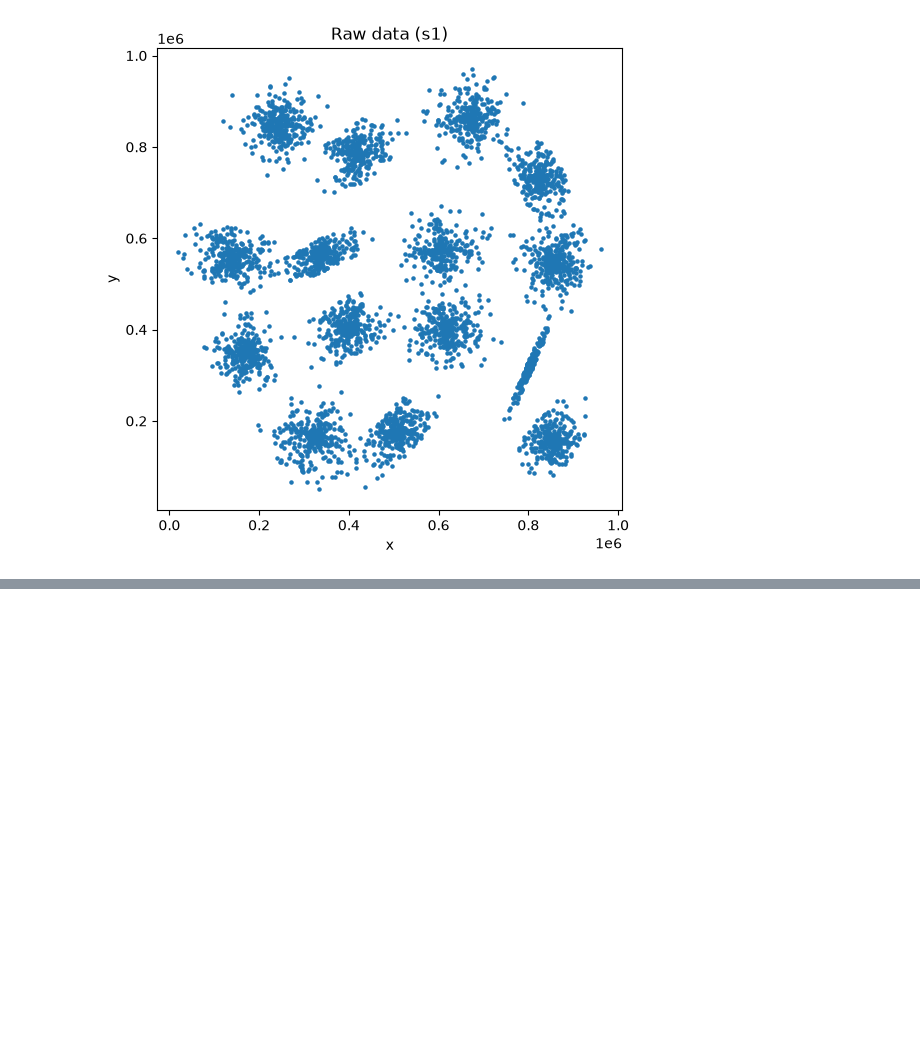
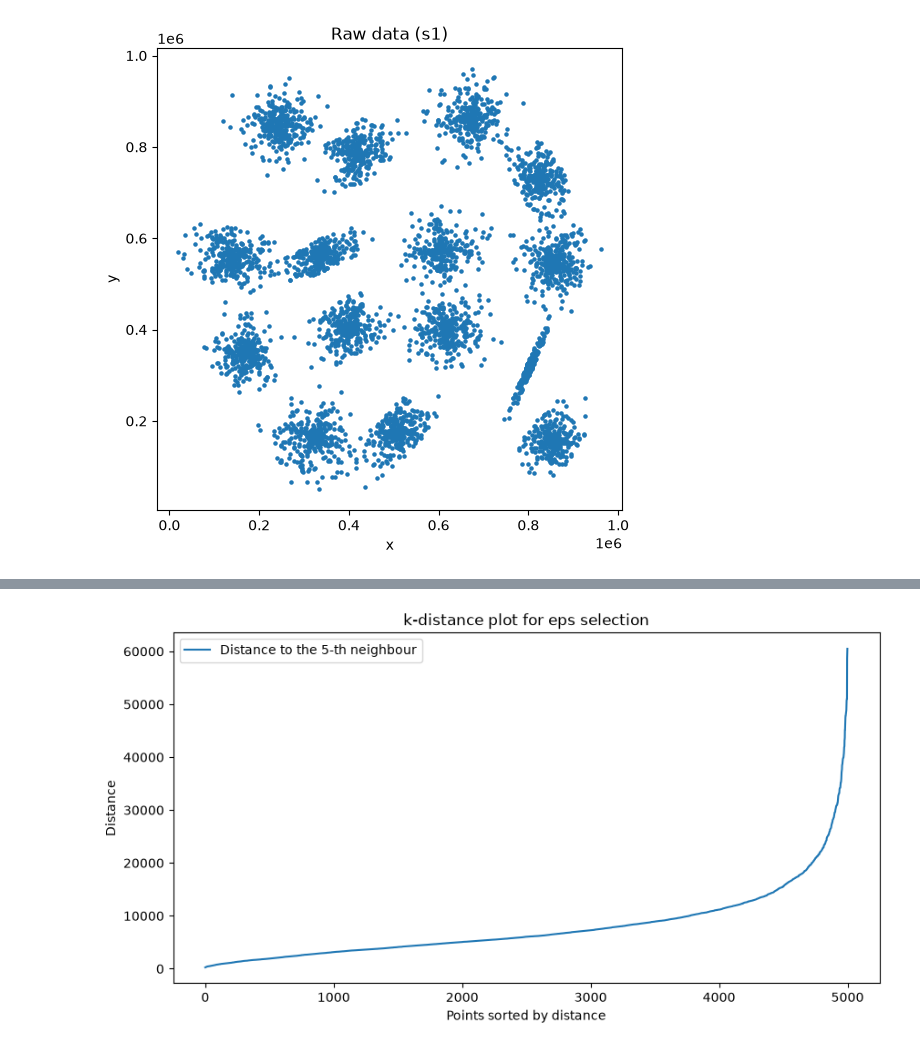
Before and after one commit to rdy2die/DS-ML-projects, a Jupyter notebook: lab3_python/clastering.ipynb, the cells around one changed output, grey strips where cells are left out. Cells and saved outputs as stored; diff of their text form; code cells hidden in the pictures; blank space fills up the shorter version.

```diff
--- a/lab3_python/clastering.ipynb
+++ b/lab3_python/clastering.ipynb
@@ -30,0 +68,20 @@ labels = kmeans.fit_predict(data)
+# %%
+from sklearn.neighbors import NearestNeighbors
+
+MIN_SAMPLES = 5
+
+neighbors = NearestNeighbors(n_neighbors=MIN_SAMPLES)
+neighbors.fit(data)
+distances, indices = neighbors.kneighbors(data)
+
+k_distances = np.sort(distances[:, -1])
+
+fig, ax = plt.subplots(figsize=(10, 5))
+ax.plot(k_distances, label=f"Distance to the {MIN_SAMPLES}-th neighbour")
+ax.set_xlabel("Points sorted by distance")
+ax.set_ylabel("Distance")
+ax.set_title("k-distance plot for eps selection")
+ax.legend()
+plt.show()
+# %% [output]
+[figure, added]
```
Also changed, not shown: parts of 5 cells of this notebook.
